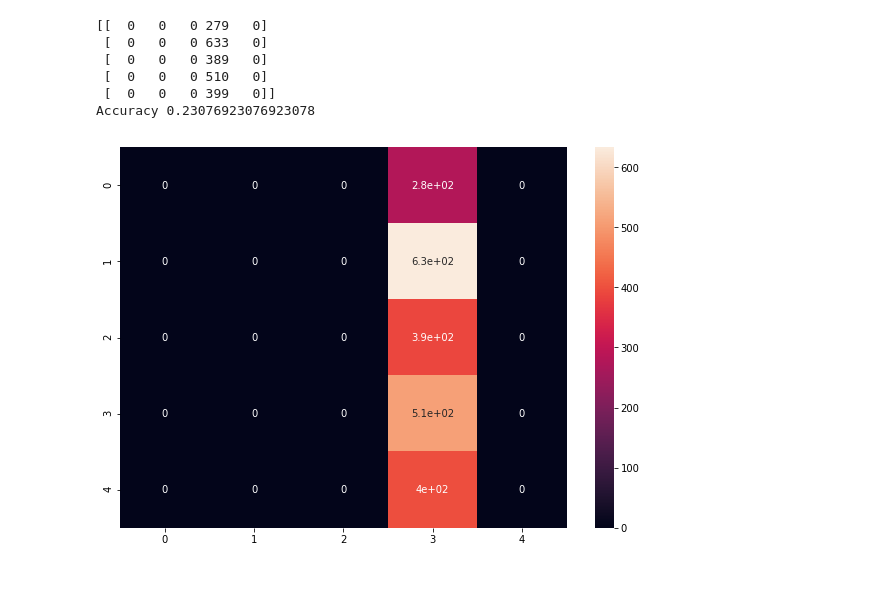
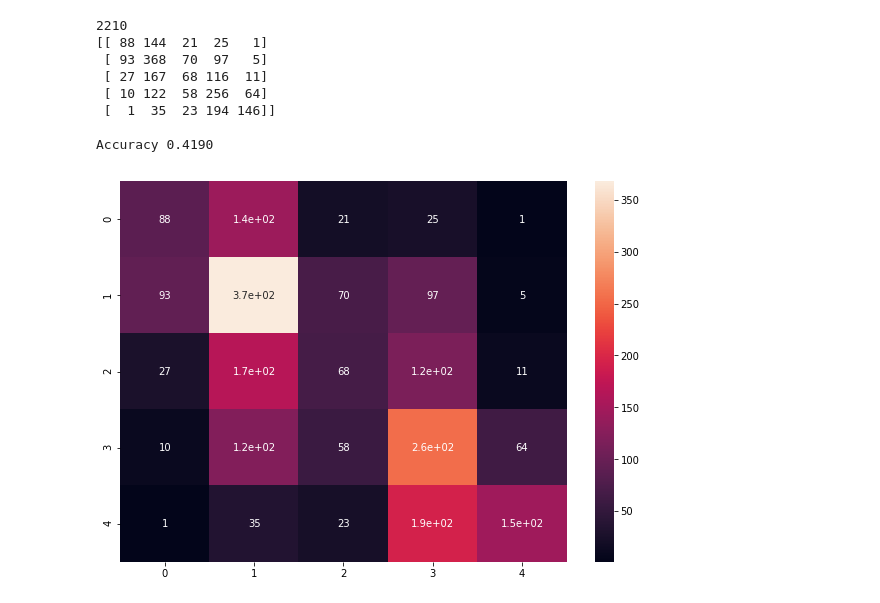
Before and after one commit to angelbeshirov/sent-analysis, a Jupyter notebook: BERT/Bert.ipynb, the cells around one changed output. Saved outputs shown, nothing was run; the diff lists cells and outputs as text; code cells hidden in the pictures.

Commit message:
Fine tuned bert

```diff
--- a/BERT/Bert.ipynb
+++ b/BERT/Bert.ipynb
@@ -23 +15,4 @@ filename_test = "test_bert.tsv"
+# %%
+filename_test_binary = "glue_data/SST-2/test.tsv"
+filename_test_fine_grained = "glue_data/SST-5/test.tsv"
 # %%
@@ -107,0 +66,28 @@ df_bert_test.to_csv('bert/test.tsv', sep='\t', index=False, header=True)
+# %%
+path_to_binary_result = "bert_output_binary/test_results.tsv"
+
+label_results=[]
+pd.DataFrame()
+
+with open(path_to_binary_result) as file:
+    result = csv.reader(file, delimiter="\t")
+    for row in result:
+        data =[float(i) for i in row]
+        label_results.append(np.argmax(data))
+
+print(len(label_results))
+df_results=pd.DataFrame()
+df_results=pd.DataFrame(label_results)
+df_results[0]
+
+for i in range(0, len(binary_labels)):
+     binary_labels[i] = int(binary_labels[i])
+
+cm = confusion_matrix(binary_labels, df_results[0])
+df_cm = pd.DataFrame(cm, index = [i for i in "01"],
+                  columns = [i for i in "01"])
+print(cm)
+plt.figure(figsize = (10,7))
+sn.heatmap(df_cm, annot=True)
+
+print("Accuracy", metrics.accuracy_score(binary_labels, df_results[0]))
@@ -108,35 +100,39 @@ df_bert_test.to_csv('bert/test.tsv', sep='\t', index=False, header=True)
 # %%
-path_to_test_result = "../BERT/BERT/bert_output/test_results.tsv"
+path_to_binary_result = "bert_output_fine_grained/test_results.tsv"
 
 label_results=[]
 pd.DataFrame()
 
-with open(path_to_test_result) as file:
+with open(path_to_binary_result) as file:
     result = csv.reader(file, delimiter="\t")
     for row in result:
         data =[float(i) for i in row]
         label_results.append(np.argmax(data))
 
+print(len(label_results))
 df_results=pd.DataFrame()
 df_results=pd.DataFrame(label_results)
 df_results[0]
 
-for i in range(0, len(labels_test)):
-    labels_test[i] = int(labels_test[i])
+for i in range(0, len(fg_labels)):
+     fg_labels[i] = int(fg_labels[i])
 
-cm = confusion_matrix(labels_test, df_results[0])
+cm = confusion_matrix(fg_labels, df_results[0])
 df_cm = pd.DataFrame(cm, index = [i for i in "01234"],
                   columns = [i for i in "01234"])
 print(cm)
 plt.figure(figsize = (10,7))
 sn.heatmap(df_cm, annot=True)
 
-print("Accuracy",metrics.accuracy_score(labels_test[:test_size], df_results[0]))
+print()
+print("Accuracy %.4f" % metrics.accuracy_score(fg_labels, df_results[0]))
 # %% [output]
-[[  0   0   0 279   0]
- [  0   0   0 633   0]
- [  0   0   0 389   0]
- [  0   0   0 510   0]
- [  0   0   0 399   0]]
-Accuracy 0.23076923076923078
+2210
+[[ 88 144  21  25   1]
+ [ 93 368  70  97   5]
+ [ 27 167  68 116  11]
+ [ 10 122  58 256  64]
+ [  1  35  23 194 146]]
+
+Accuracy 0.4190
-[figure, old version]
+[figure, new version]
```
Also changed, not shown: parts of 11 cells of this notebook, 39 other files.
